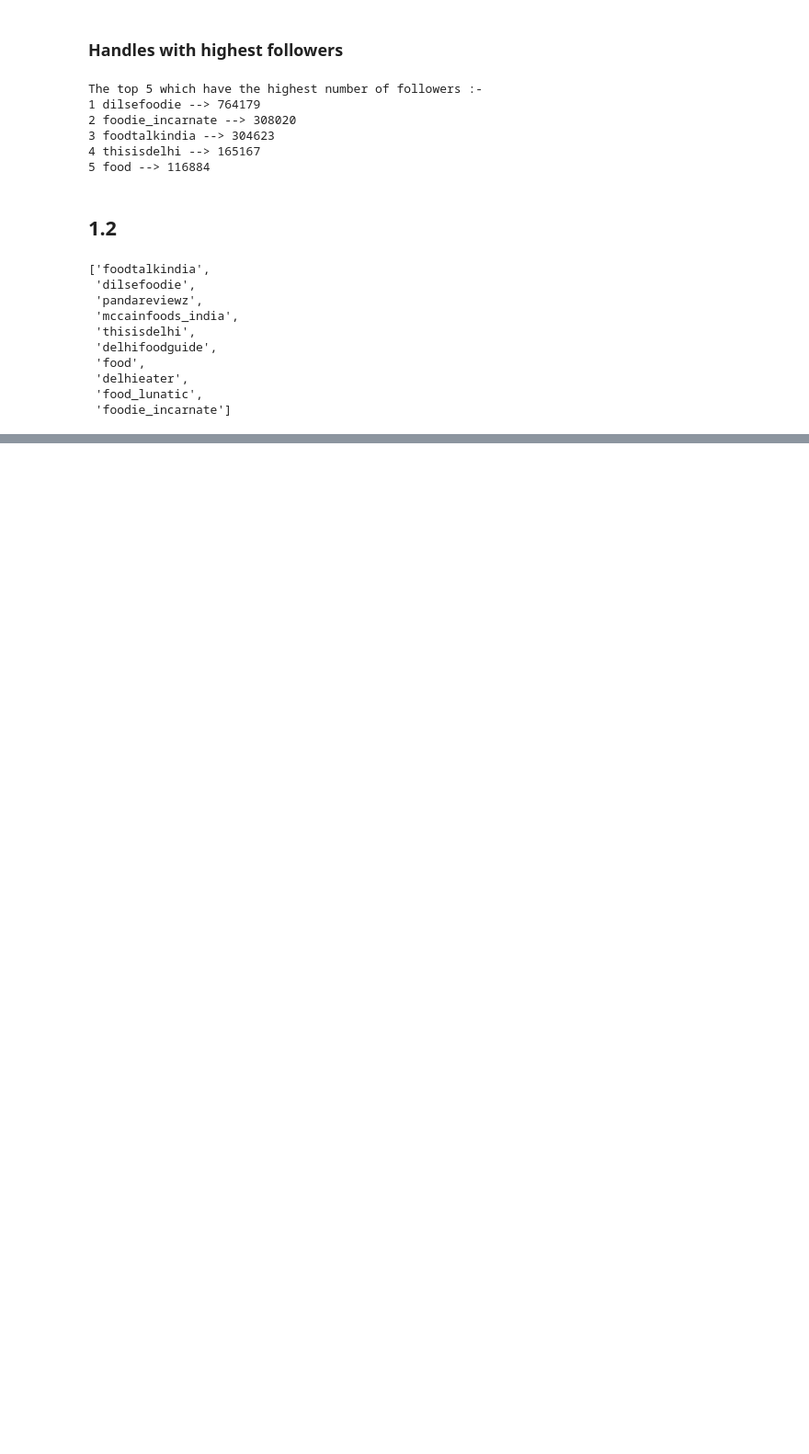
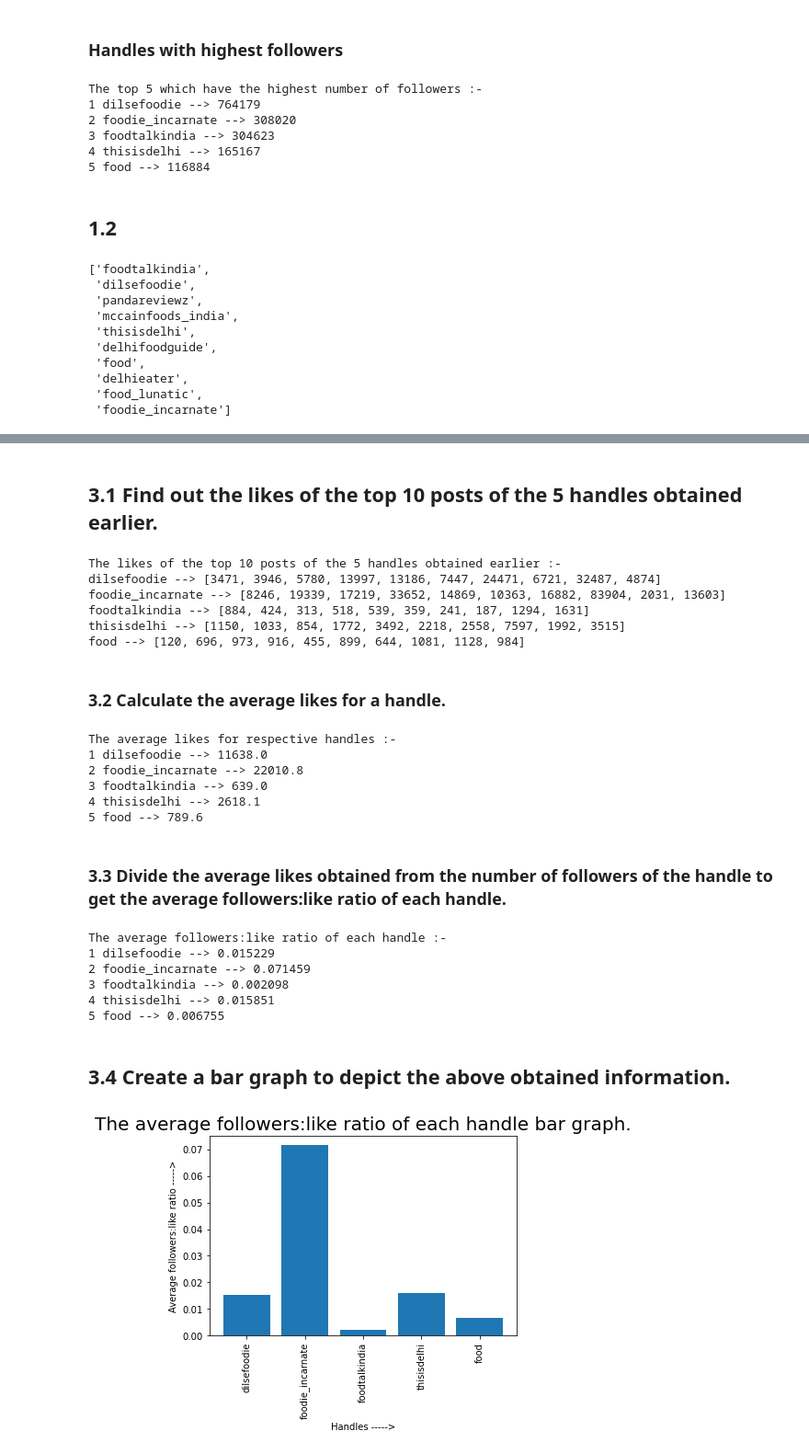
Before and after one commit to gk-gunjan/Web-Scraping, a Jupyter notebook: Assignments/Insta Bot - Part 2.ipynb, the cells around one changed output, grey strips where cells are left out. Shown: that part at 92% size. Saved outputs shown, nothing was run; the diff lists cells and outputs as text; code cells hidden in the pictures; blank space fills up the shorter version.

```diff
--- a/Assignments/Insta Bot - Part 2.ipynb
+++ b/Assignments/Insta Bot - Part 2.ipynb
@@ -209,0 +399,2 @@ sort_d
+# %% [markdown]
+## 3.1 Find out the likes of the top 10 posts of the 5 handles obtained earlier.
@@ -209,0 +450,77 @@ sort_d
+# %%
+number_likes={}
+for i in top_five:
+    number_likes[i]=get_no_likes(i)
+
+print("The likes of the top 10 posts of the 5 handles obtained earlier :-")
+for i in number_likes:
+    print(i,"--->",number_likes[i])
+# %% [output]
+The likes of the top 10 posts of the 5 handles obtained earlier :-
+dilsefoodie --> [3471, 3946, 5780, 13997, 13186, 7447, 24471, 6721, 32487, 4874]
+foodie_incarnate --> [8246, 19339, 17219, 33652, 14869, 10363, 16882, 83904, 2031, 13603]
+foodtalkindia --> [884, 424, 313, 518, 539, 359, 241, 187, 1294, 1631]
+thisisdelhi --> [1150, 1033, 854, 1772, 3492, 2218, 2558, 7597, 1992, 3515]
+food --> [120, 696, 973, 916, 455, 899, 644, 1081, 1128, 984]
+# %% [markdown]
+### 3.2  Calculate the average likes for a handle.
+# %%
+#finding average likes per handle
+avg_likes={}
+for i in number_likes:
+    like=sum(number_likes[i])
+    avg_likes[i]=like/10
+
+print("The average likes for respective handles :-")
+
+c=1
+for i in avg_likes:
+    print(c,i,"-->",avg_likes[i])
+    c+=1
+# %% [output]
+The average likes for respective handles :-
+1 dilsefoodie --> 11638.0
+2 foodie_incarnate --> 22010.8
+3 foodtalkindia --> 639.0
+4 thisisdelhi --> 2618.1
+5 food --> 789.6
+# %% [markdown]
+### 3.3 Divide the average likes obtained from the number of followers of the handle to get the average followers:like ratio of each handle.
+# %%
+#finding average likes:followers per handle
+ratio={}
+for i in top_five:
+    ratio[i]=avg_likes[i]/sort_d[i]
+
+print("The average followers:like ratio of each handle :-")
+
+c=1
+for i in ratio:
+    print(c,i,"-->","%.6f"%ratio[i])
+    c+=1
+# %% [output]
+The average followers:like ratio of each handle :-
+1 dilsefoodie --> 0.015229
+2 foodie_incarnate --> 0.071459
+3 foodtalkindia --> 0.002098
+4 thisisdelhi --> 0.015851
+5 food --> 0.006755
+# %% [markdown]
+## 3.4  Create a bar graph to depict the above obtained information.
+# %%
+import matplotlib.pyplot as plt
+x,y=[],[]
+
+for i in ratio:
+    x.append(i)
+    y.append(ratio[i])
+
+#plotting bar graph.
+plt.bar(x,y)
+plt.title('The average followers:like ratio of each handle bar graph.',fontdict={'fontsize':20})
+plt.xlabel('Handles ----->')
+plt.ylabel('Average followers:like ratio ----->')
+plt.xticks(rotation=90)
+plt.show()
+# %% [output]
+[figure, added]
```
Also changed, not shown: parts of 29 cells of this notebook, 1 other file.
